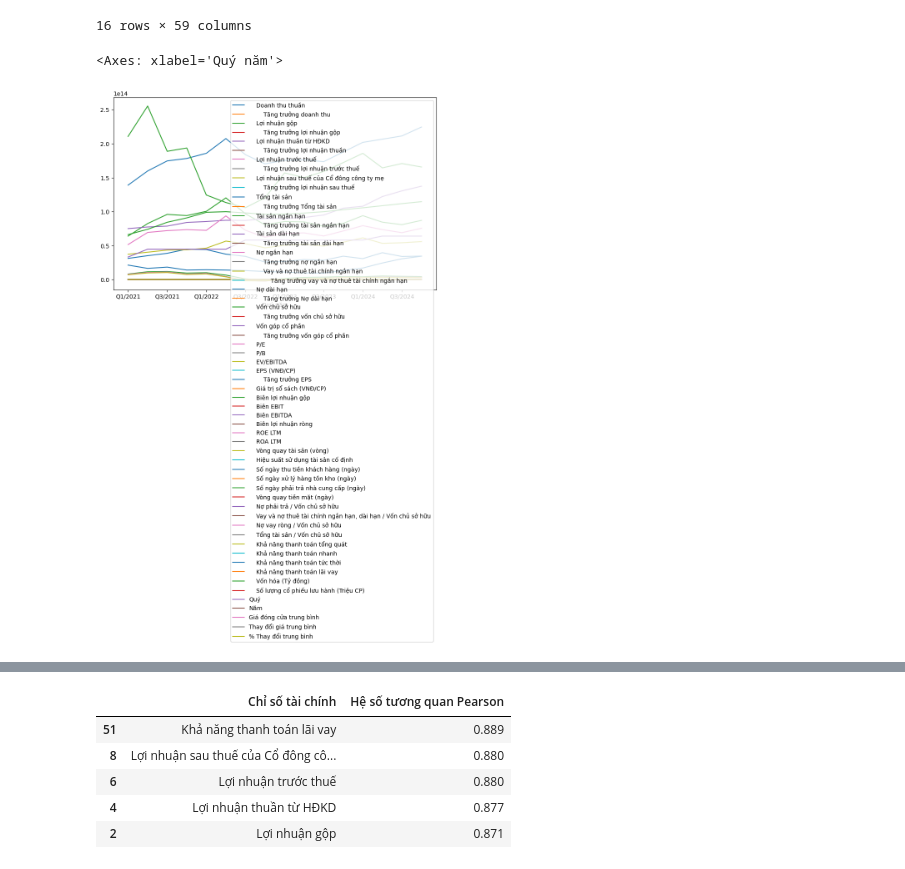
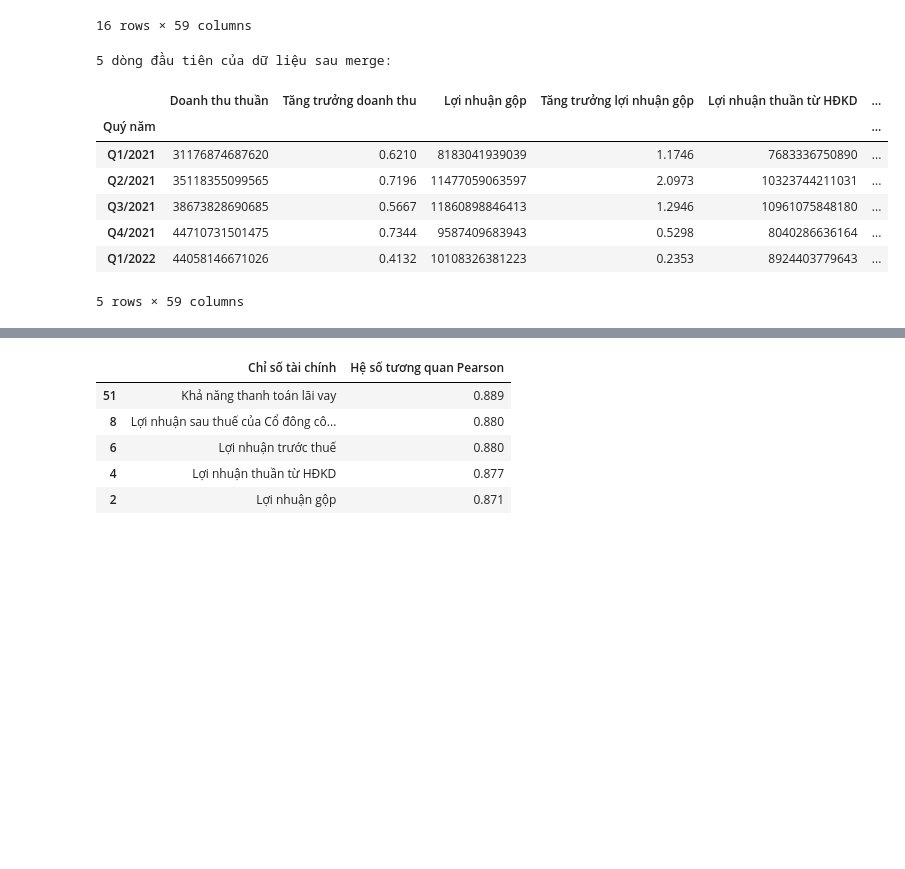
Before and after one commit to diepdangban/Datamining, a Jupyter notebook: Data_understanding.ipynb, the cells around one changed output, grey strips where cells are left out. Saved outputs shown, nothing was run; the diff lists cells and outputs as text; code cells hidden in the pictures; blank space fills up the shorter version.

```diff
--- a/Data_understanding.ipynb
+++ b/Data_understanding.ipynb
@@ -495,8 +504,16 @@ merged_df
 | Q3/2024 | 33956260285527 | 0.1921 | 4731176724241 | 0.3161 | 3385017591478 | ... |
 | Q4/2024 | 34490982426689 | 0.0031 | 4364908953201 | -0.0239 | 3302796466124 | ... |
 16 rows × 59 columns
-# %%
-merged_df.plot(figsize=(10, 6))
-# %% [output]
-<Axes: xlabel='Quý năm'>
-[figure, removed]
+# %%
+print("5 dòng đầu tiên của dữ liệu sau merge:")
+display(merged_df.head())
+# %% [output]
+5 dòng đầu tiên của dữ liệu sau merge:
+|  | Doanh thu thuần | Tăng trưởng doanh thu | Lợi nhuận gộp | Tăng trưởng lợi nhuận gộp | Lợi nhuận thuần từ HĐKD | ... |
+| Quý năm |  |  |  |  |  | ... |
+| Q1/2021 | 31176874687620 | 0.6210 | 8183041939039 | 1.1746 | 7683336750890 | ... |
+| Q2/2021 | 35118355099565 | 0.7196 | 11477059063597 | 2.0973 | 10323744211031 | ... |
+| Q3/2021 | 38673828690685 | 0.5667 | 11860898846413 | 1.2946 | 10961075848180 | ... |
+| Q4/2021 | 44710731501475 | 0.7344 | 9587409683943 | 0.5298 | 8040286636164 | ... |
+| Q1/2022 | 44058146671026 | 0.4132 | 10108326381223 | 0.2353 | 8924403779643 | ... |
+5 rows × 59 columns
```
Also changed, not shown: parts of 13 cells of this notebook.
